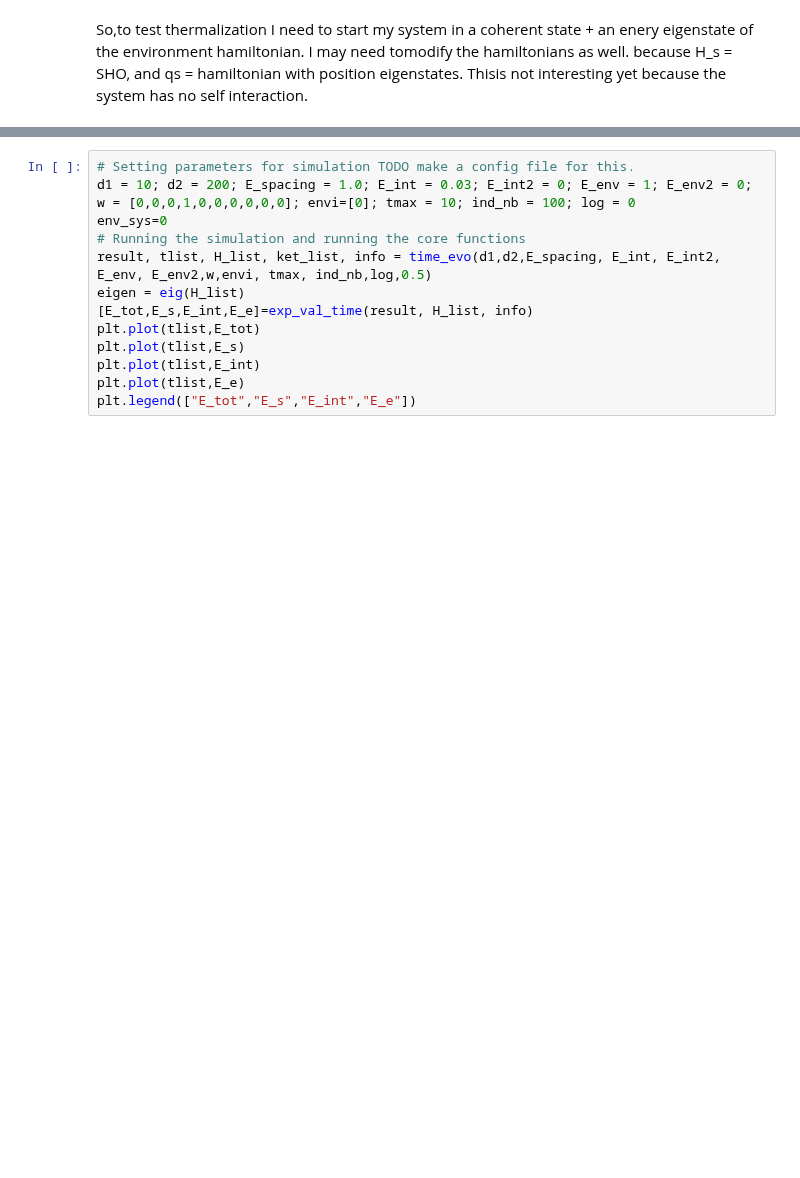
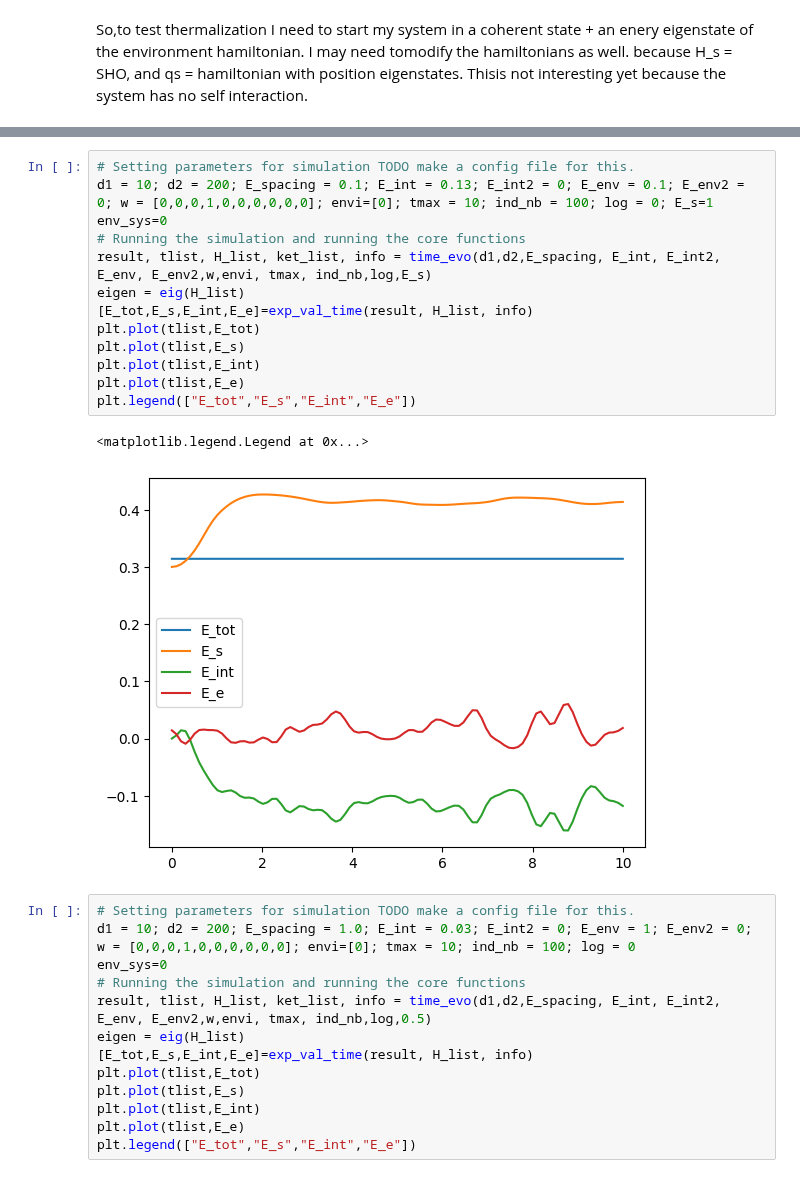
Before and after one commit to MarinAndreGirard/ACL, a Jupyter notebook: Working/thermalization.ipynb, the cells around one changed output, grey strips where cells are left out. Drawn from its saved outputs; the diff is of its cells as text; blank space fills up the shorter version.

```diff
--- a/Working/thermalization.ipynb
+++ b/Working/thermalization.ipynb
@@ -89,3 +91,19 @@ plt.legend(["E_tot","E_s","E_int","E_e"])
+# %%
+# Setting parameters for simulation TODO make a config file for this.
+d1 = 10; d2 = 200; E_spacing = 0.1; E_int = 0.13; E_int2 = 0; E_env = 0.1; E_env2 = 0; w = [0,0,0,1,0,0,0,0,0,0]; envi=[0]; tmax = 10; ind_nb = 100; log = 0; E_s=1
+env_sys=0
+# Running the simulation and running the core functions
+result, tlist, H_list, ket_list, info = time_evo(d1,d2,E_spacing, E_int, E_int2, E_env, E_env2,w,envi, tmax, ind_nb,log,E_s)
+eigen = eig(H_list)
+[E_tot,E_s,E_int,E_e]=exp_val_time(result, H_list, info)
+plt.plot(tlist,E_tot)
+plt.plot(tlist,E_s)
+plt.plot(tlist,E_int)
+plt.plot(tlist,E_e)
+plt.legend(["E_tot","E_s","E_int","E_e"])
+# %% [output]
+<matplotlib.legend.Legend at 0x...>
+[figure, added]
 # %%
 # Setting parameters for simulation TODO make a config file for this.
 d1 = 10; d2 = 200; E_spacing = 1.0; E_int = 0.03; E_int2 = 0; E_env = 1; E_env2 = 0; w = [0,0,0,1,0,0,0,0,0,0]; envi=[0]; tmax = 10; ind_nb = 100; log = 0
```
Also changed, not shown: parts of 2 cells of this notebook, 3 other files.
